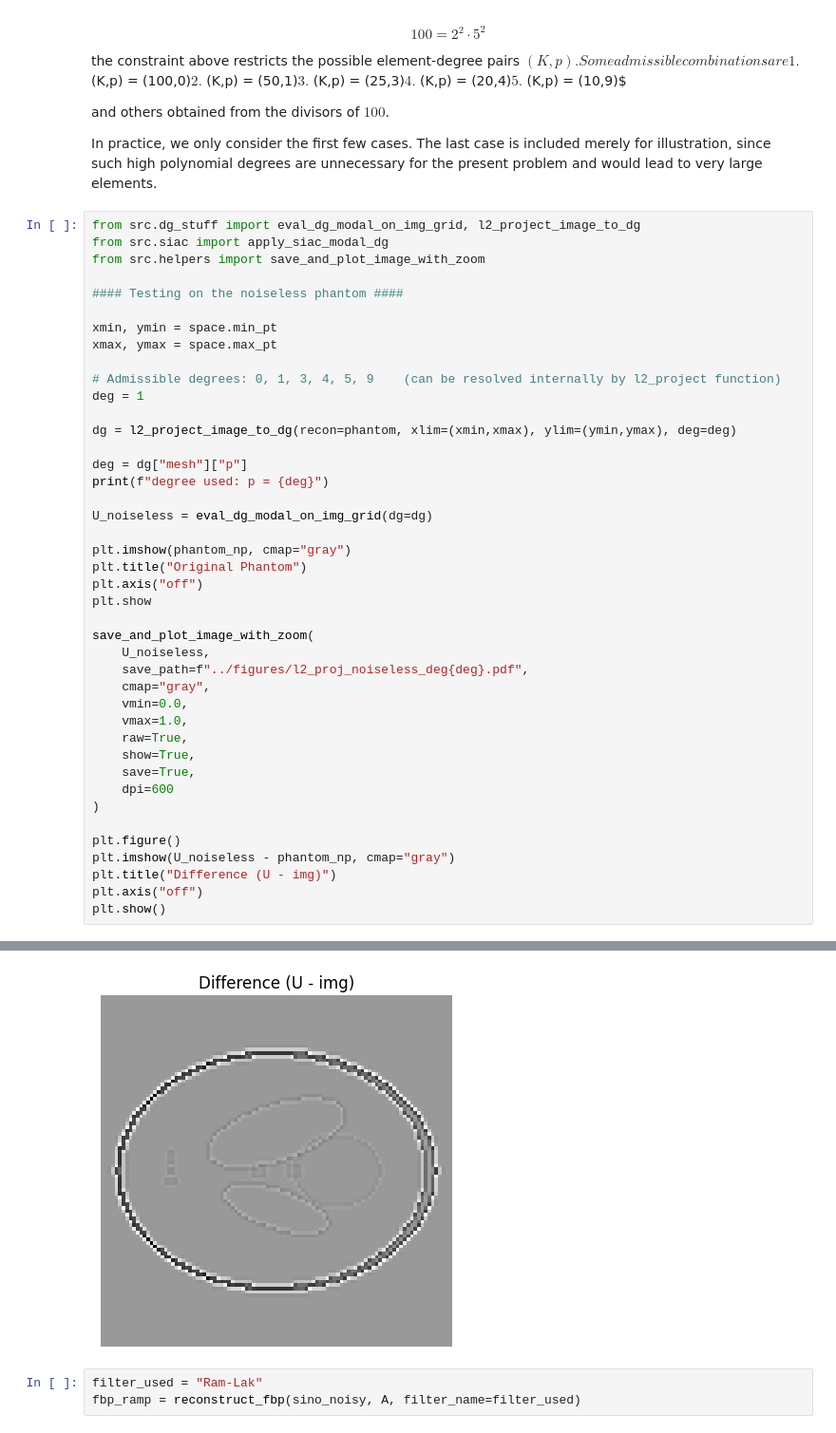
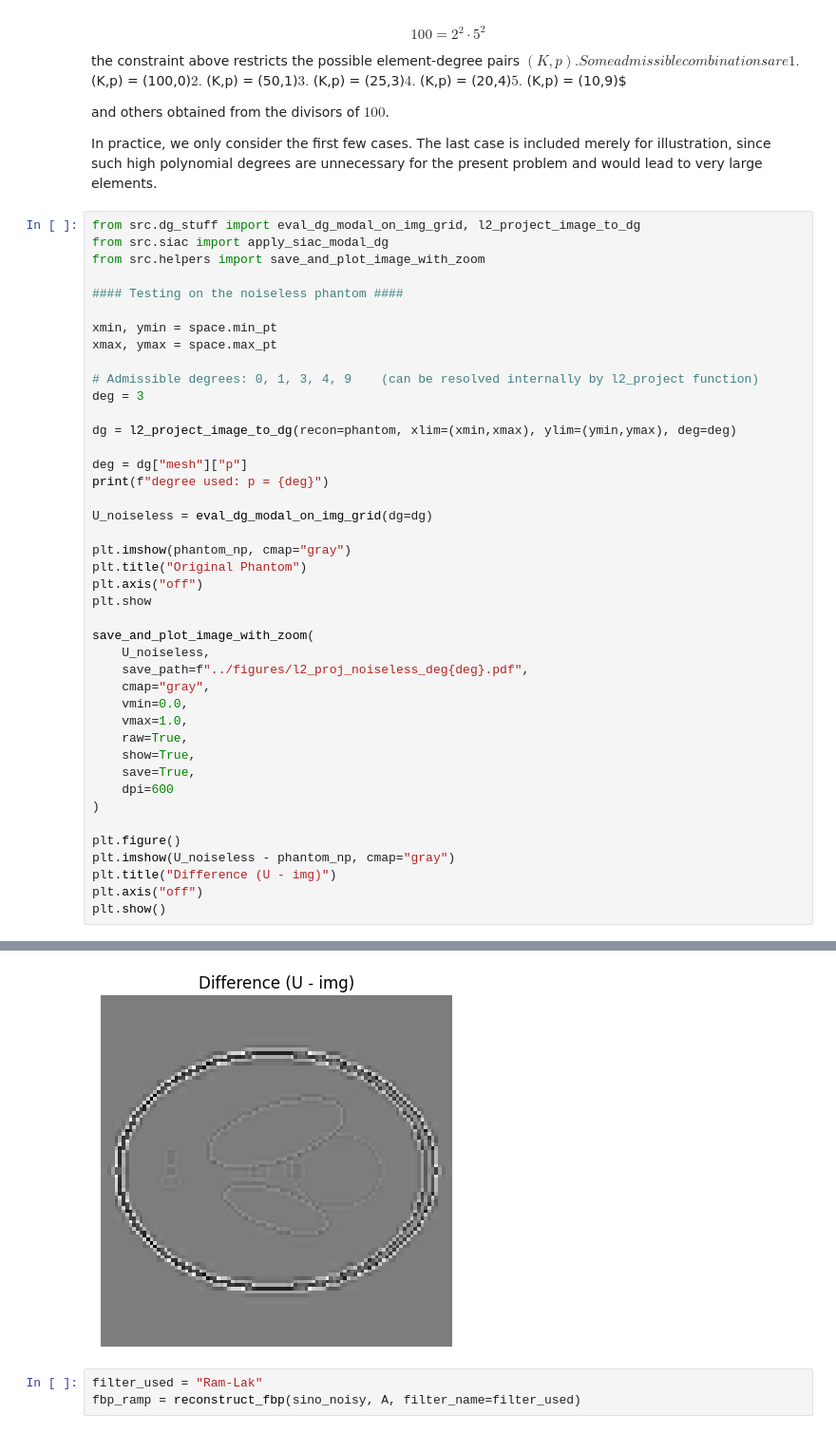
Before and after one commit to AdamHopkinss/SIAC-CT-Reconstruction, a Jupyter notebook: notebooks/DG_projection_and_SIAC.ipynb, the cells around one changed output, grey strips where cells are left out. Shown at 95% size. Saved outputs shown, nothing was run; the diff lists cells and outputs as text.

```diff
--- a/notebooks/DG_projection_and_SIAC.ipynb
+++ b/notebooks/DG_projection_and_SIAC.ipynb
@@ -75,8 +75,8 @@ from src.helpers import save_and_plot_image_with_zoom
 xmin, ymin = space.min_pt
 xmax, ymax = space.max_pt
 
-# Admissible degrees: 0, 1, 3, 4, 5, 9    (can be resolved internally by l2_project function)
-deg = 1
+# Admissible degrees: 0, 1, 3, 4, 9    (can be resolved internally by l2_project function)
+deg = 3
 
 dg = l2_project_image_to_dg(recon=phantom, xlim=(xmin,xmax), ylim=(ymin,ymax), deg=deg)
 
@@ -112,7 +112,7 @@ degree used: p = 1
 [figure]
 [figure]
 [figure]
-[figure, old version]
+[figure, new version]
 # %%
 filter_used = "Ram-Lak"
 fbp_ramp = reconstruct_fbp(sino_noisy, A, filter_name=filter_used)
```
Also changed, not shown: parts of 7 cells of this notebook, 2 other files.
